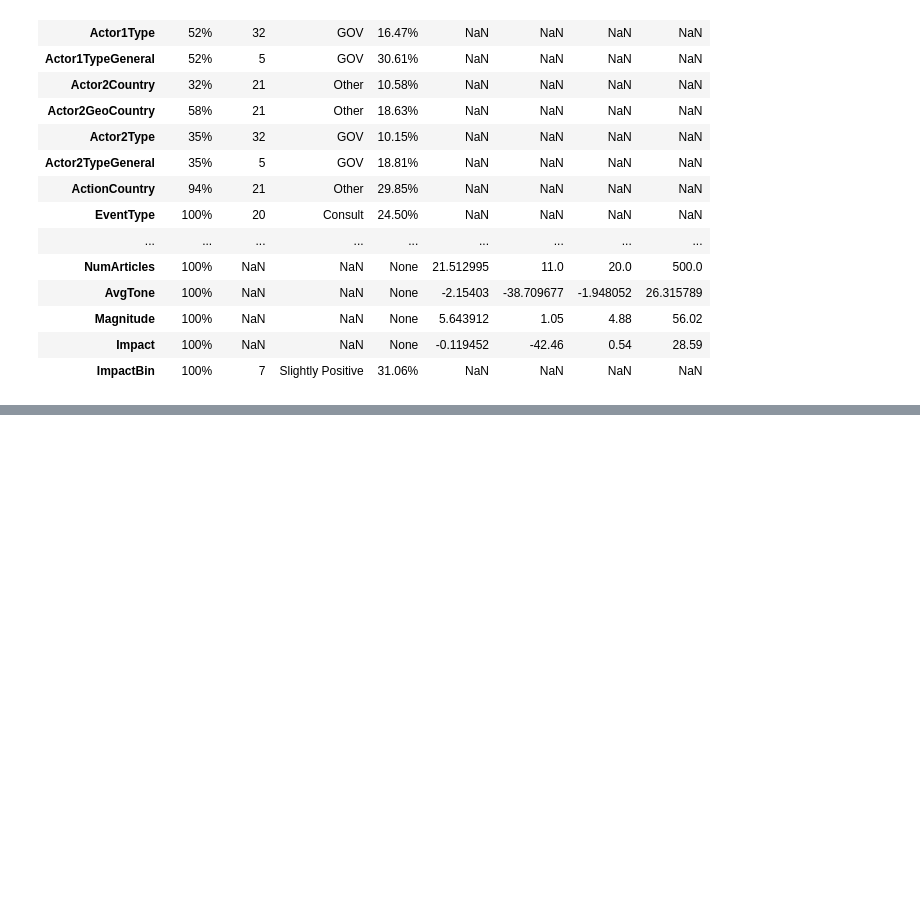
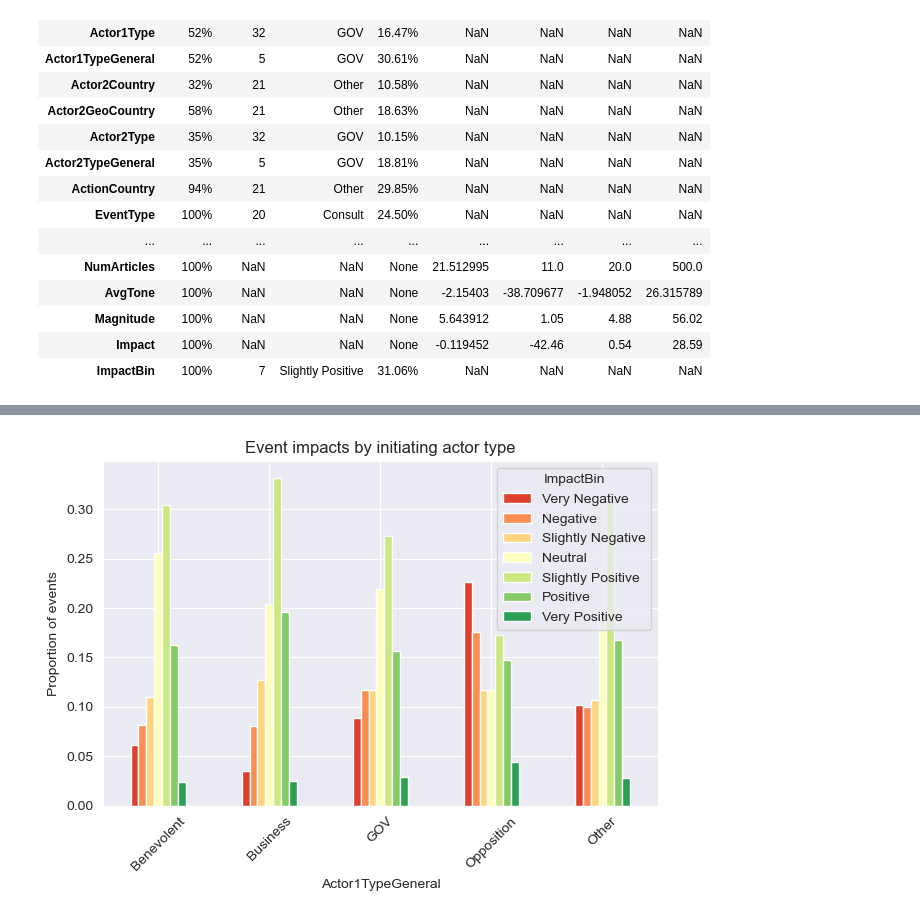
Before and after one commit to Ozzuke/GDELT-BTC, a Jupyter notebook: notebooks/05_gdelt_exploration.ipynb, the cells around one changed output, grey strips where cells are left out. Cells and saved outputs as stored; diff of their text form; code cells hidden in the pictures; blank space fills up the shorter version.

```diff
--- a/notebooks/05_gdelt_exploration.ipynb
+++ b/notebooks/05_gdelt_exploration.ipynb
@@ -90,0 +91,13 @@ plt.show()
+# %%
+impact_by_actor1type = pd.crosstab(gdelt.Actor1TypeGeneral, gdelt.ImpactBin, normalize='index').reindex(
+    columns=['Very Negative', 'Negative', 'Slightly Negative', 'Neutral', 'Slightly Positive', 'Positive',
+             'Very Positive'])
+colors = sns.color_palette('RdYlGn', 7)
+impact_by_actor1type.plot(kind='bar', color=colors)
+plt.title('Event impacts by initiating actor type')
+plt.ylabel('Proportion of events')
+plt.xticks(rotation=45)
+plt.tight_layout()
+plt.show()
+# %% [output]
+[figure, added]
```
Also changed, not shown: parts of 7 cells of this notebook.
